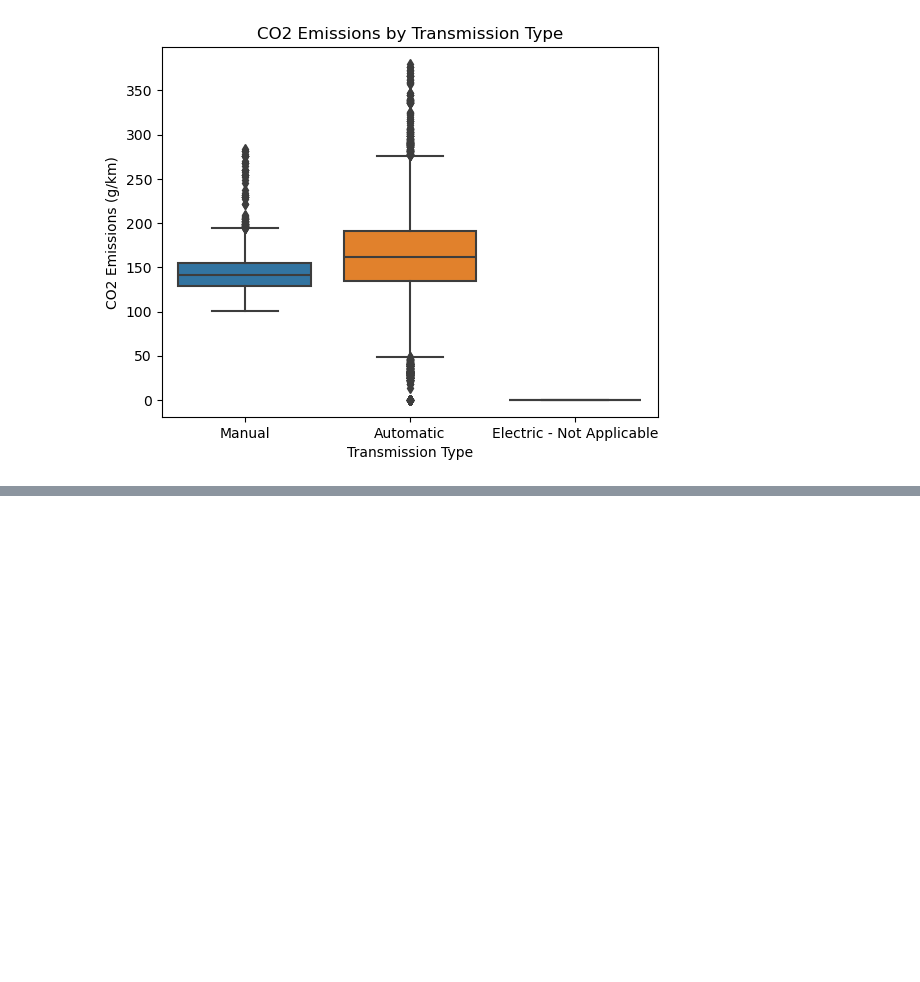
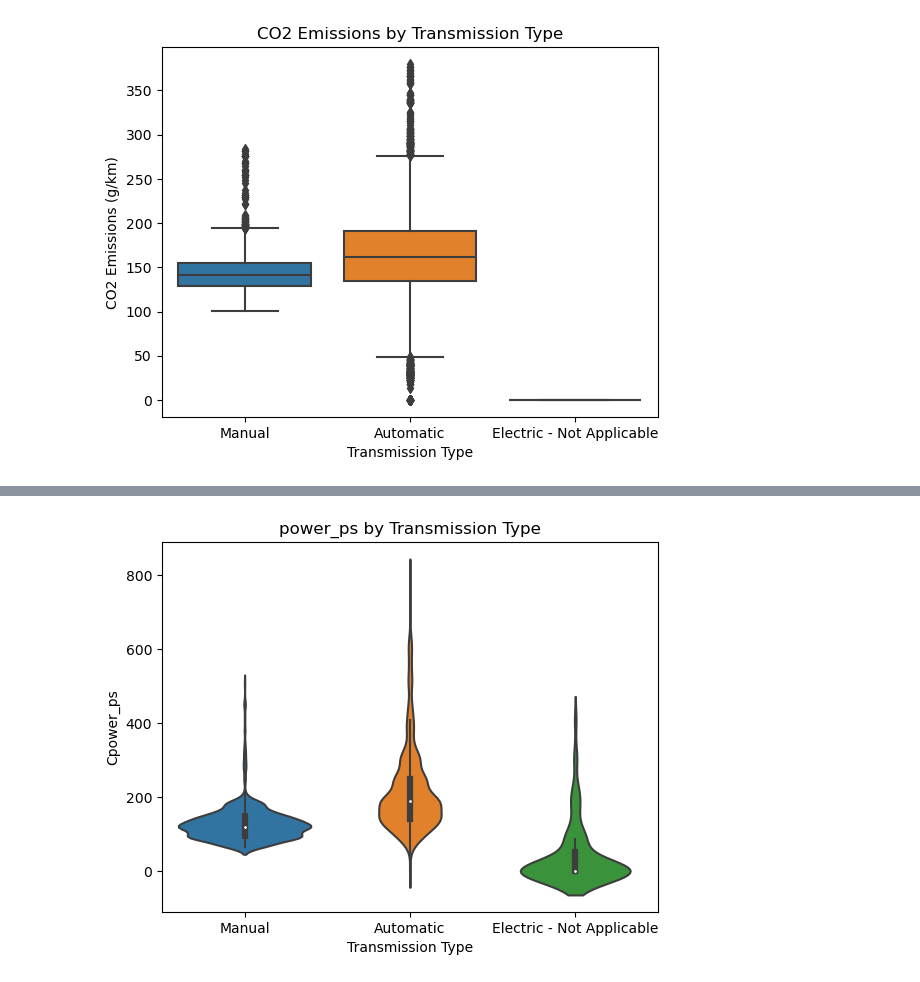
Before and after one commit to TheBoognish138/project_1_group_06, a Jupyter notebook: Isbelis_work/vehicle_emissions_EDA_Isbelis.ipynb, the cells around one changed output, grey strips where cells are left out. Cells and saved outputs as stored; diff of their text form; code cells hidden in the pictures; blank space fills up the shorter version.

```diff
--- a/submission/Resources/vehicle_emissions_EDA_Isbelis.ipynb
+++ b/Isbelis_work/vehicle_emissions_EDA_Isbelis.ipynb
@@ -140,0 +158,8 @@ plt.show()
+# %%
+sns.violinplot(x='transmission_type', y='power_ps', data=df_1)
+plt.title('power_ps by Transmission Type')
+plt.xlabel('Transmission Type')
+plt.ylabel('Cpower_ps')
+plt.show()
+# %% [output]
+[figure, added]
```
Also changed, not shown: parts of 12 cells of this notebook, 3 other files.
